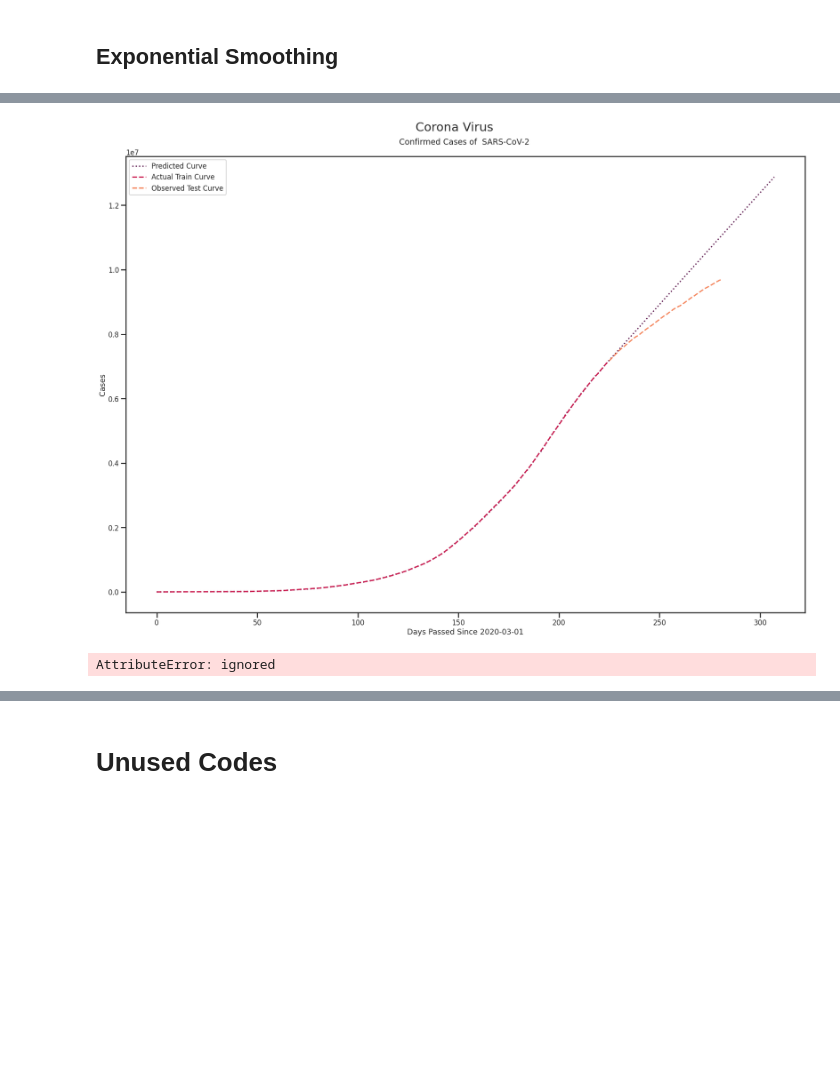
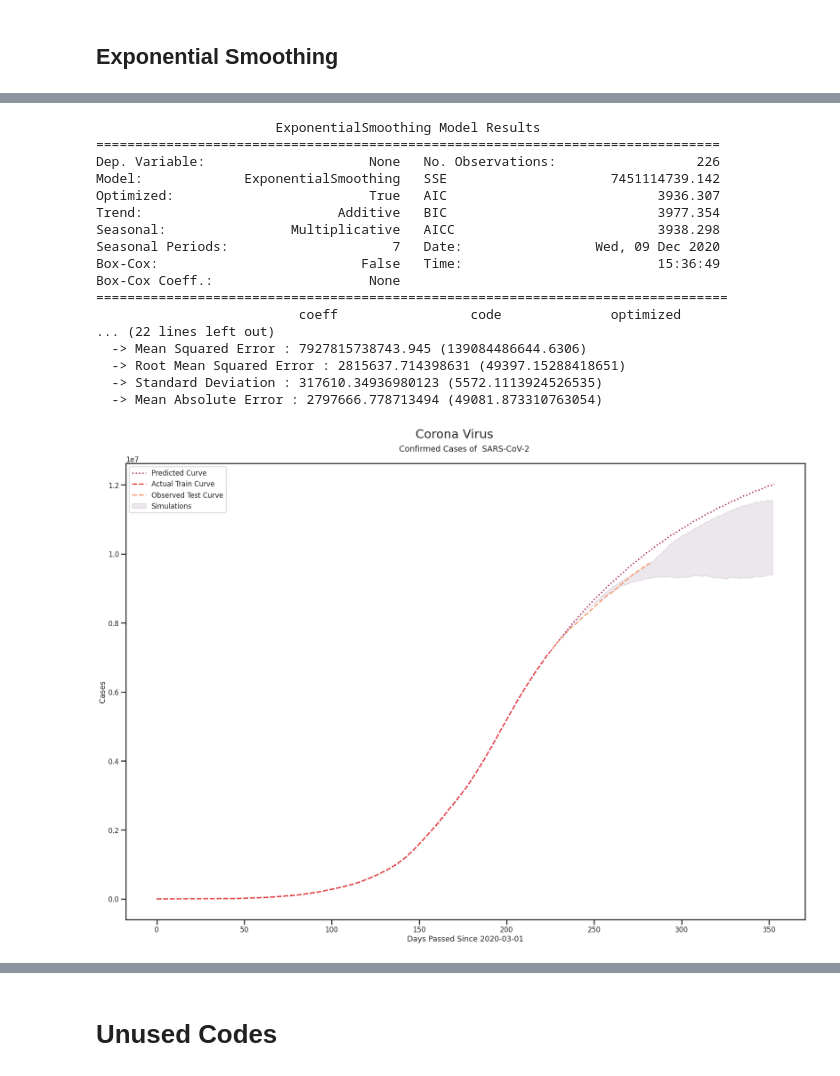
Before and after one commit to terminate9298/Corona-Visualization-and-Prediction, a Jupyter notebook: COVID 19 Visualization and Forecasting.ipynb, the cells around one changed output, grey strips where cells are left out. Cells and saved outputs as stored; diff of their text form; code cells hidden in the pictures; blank space fills up the shorter version.

```diff
--- a/COVID 19 Visualization and Forecasting.ipynb
+++ b/COVID 19 Visualization and Forecasting.ipynb
@@ -1818,7 +1821,9 @@ plt.subplots_adjust(top=SubPlot_Top)
 Plot_Column = "Confirmed" #@param ['Confirmed', 'Recovered', 'Deceased', 'Other', 'Tested', 'Active', 'Confirmed_', 'Recovered_', 'Deceased_', 'Other_','Tested_', 'Active_']
 Location = "India" #@param ['Kerala', 'Delhi', 'Telangana', 'India', 'Rajasthan', 'Haryana','UP', 'Ladakh', 'TN', 'J&K', 'Karnataka', 'Maharashtra', 'Punjab','Andra P', 'HP', 'Uttarakhand', 'Odisha', 'Puducherry','West Bengal', 'Chandigarh', 'Chhattisgarh', 'Gujarat', 'MP','Bihar', 'Manipur', 'Goa', 'Mizoram', 'A&N', 'Assam', 'Jharkhand','Arun P', 'Nagaland', 'Tripura', 'D&D', 'Meghalaya', 'Sikkim','Other']
 Train_Split = 0.8 #@param {type:"slider", min:0.05, max:0.95, step:0.05}
-Predict_For = 25 #@param {type:"slider", min:0, max:100, step:5}
+Predict_For = 70 #@param {type:"slider", min:0, max:100, step:5}
+Season_Period = 7 #@param {type:"slider", min:1, max:40, step:1}
+No_Of_Simulations = 100 #@param {type:"slider", min:10, max:500, step:5}
 Plot_Forecast = "Complete Plot ( Train + Test + Forecast )" #@param ["Complete Plot ( Train + Test + Forecast )", "Test + Forecast Plot"]
 Plot_Lib = "MatplotLib" #@param ["Plotly", "MatplotLib"]
 Plot_Summary = True #@param {type:"boolean"}
@@ -1826,23 +1831,27 @@ Date = 'Date'
 Model_Name = "Exponential Smoothing"
 data = Completed_[Completed_['State'] == Location]
 train_for = int(data.shape[0]*Train_Split)
-train_split = data.iloc[:train_for][Plot_Column].values
-valid_split = data.iloc[train_for:][Plot_Column].values
+train_split = data.iloc[:train_for][Plot_Column].values + 0.00001
+valid_split = data.iloc[train_for:][Plot_Column].values + 0.00001
 
-es = ExponentialSmoothing(train_split,seasonal_periods=14,trend='add').fit()
+train_split = pd.Series(train_split)
+valid_split = pd.Series(valid_split)
+
+es = ExponentialSmoothing(train_split,seasonal_periods=Season_Period,trend='add',seasonal= 'mul', damped_trend=True, use_boxcox=False, initialization_method="estimated").fit()
 if Plot_Summary:
   print(es.summary())
 
 if Plot_Forecast == 'Test + Forecast Plot':
   pred = es.predict(start = train_for, end = train_for + len(valid_split) + Predict_For)
   Plot_Data = [
-               [range(train_for , train_for + len(pred),1),
+               [list(range(train_for , train_for + len(pred),1)),
                pred,'Predicted Forecast',':'
                ],
-               [range(train_for , train_for+ len(valid_split)),
+               [list(range(train_for , train_for+ len(valid_split))),
                valid_split,'{} Covid Cases'.format(Plot_Column),'--'
                ]
   ]
+
 else:
   pred = es.predict(start = 0 , end = data.shape[0]+Predict_For )
   Plot_Data = [
@@ -1856,12 +1865,43 @@ else:
                 valid_split , 'Observed Test Curve','--'
                ]
   ]
+simulations = es.simulate(len(valid_split) + Predict_For , repetitions = No_Of_Simulations , error = 'add').values
+Simulation_Data = [
+                   list(range(train_for , train_for + len(valid_split) + Predict_For , 1)),
+                   simulations[:,0],
+                   simulations[:,-1]
+                  ]
+print('Accuracy Scores For Training Data :\n  -> Mean Squared Error : {} ({})\n  -> Root Mean Squared Error : {} ({})\n  -> Standard Deviation : {} ({})\n  -> Mean Absolute Error : {} ({})\n'\
+      .format(\
+              eval.mse(pred[0:train_split.shape[0]], train_split),\
+              eval.mse(pred[0:train_split.shape[0]], train_split)/len(train_split), \
+              eval.rmse(pred[0:train_split.shape[0]], train_split) , \
+              eval.rmse(pred[0:train_split.shape[0]], train_split)/len(train_split) , \
+              eval.stde(pred[0:train_split.shape[0]], train_split), \
+              eval.stde(pred[0:train_split.shape[0]], train_split)/len(train_split), \
+              eval.meanabs(pred[0:train_split.shape[0]], train_split),\
+              eval.meanabs(pred[0:train_split.shape[0]], train_split)/len(train_split)\
+              )\
+      )
+print('Accuracy Scores For Testing Data :\n  -> Mean Squared Error : {} ({})\n  -> Root Mean Squared Error : {} ({})\n  -> Standard Deviation : {} ({})\n  -> Mean Absolute Error : {} ({})\n'\
+      .format(\
+              eval.mse(pred[-valid_split.shape[0]:], valid_split) ,\
+              eval.mse(pred[-valid_split.shape[0]:], valid_split)/len(valid_split) ,\
+              eval.rmse(pred[-valid_split.shape[0]:], valid_split) , \
+              eval.rmse(pred[-valid_split.shape[0]:], valid_split)/len(valid_split) , \
+              eval.stde(pred[-valid_split.shape[0]:], valid_split) , \
+              eval.stde(pred[-valid_split.shape[0]:], valid_split)/len(valid_split) , \
+              eval.meanabs(pred[-valid_split.shape[0]:], valid_split),\
+              eval.meanabs(pred[-valid_split.shape[0]:], valid_split)/len(valid_split)\
+              )\
+      )
+if Plot_Lib == 'MatplotLib':
+  plot_color = list(sns.color_palette(Style_Color,n_colors=len(Plot_Data)+1).as_hex())
+  plt.figure(figsize=(Graphs_Width,Graphs_Height))
+  plt.fill_between(Simulation_Data[0],Simulation_Data[1], Simulation_Data[2], color = plot_color[0] , alpha = 0.1 , label = 'Simulations' )
 
-if Plot_Lib == 'MatplotLib':
-  plot_color = list(sns.color_palette(Style_Color,n_colors=len(Plot_Data)).as_hex())
-  plt.figure(figsize=(Graphs_Width,Graphs_Height))
   for j,i in enumerate(Plot_Data):
-    plt.plot(i[0], i[1],i[3],label = i[2] , color = plot_color[j]  )
+    plt.plot(i[0], i[1],i[3],label = i[2] , color = plot_color[j+1]  )
   plt.suptitle(Sup_Title, fontsize = 29)
   plt.title('{} Cases of  SARS-CoV-2 \n'.format(Plot_Column.replace('_',' (Daily)').title()  ) , fontsize = 19)
   plt.legend()
@@ -1898,5 +1921,18 @@ initial_slope              5.0000000                  b.0                 True
+                       ExponentialSmoothing Model Results
+================================================================================
+Dep. Variable:                     None   No. Observations:                  226
+Model:             ExponentialSmoothing   SSE                     7451114739.142
+Optimized:                         True   AIC                           3936.307
+Trend:                         Additive   BIC                           3977.354
+Seasonal:                Multiplicative   AICC                          3938.298
+Seasonal Periods:                     7   Date:                 Wed, 09 Dec 2020
+Box-Cox:                          False   Time:                         15:36:49
+Box-Cox Coeff.:                    None
+=================================================================================
+                          coeff                 code              optimized
+... (22 lines left out)
+  -> Mean Squared Error : 7927815738743.945 (139084486644.6306)
+  -> Root Mean Squared Error : 2815637.714398631 (49397.15288418651)
+  -> Standard Deviation : 317610.34936980123 (5572.1113924526535)
+  -> Mean Absolute Error : 2797666.778713494 (49081.873310763054)
-[figure, old version]
+[figure, new version]
-# %%
-es.plot_diagnostics()
-# %% [output]
-AttributeError: ignored
```
Also changed, not shown: parts of 6 cells of this notebook.
